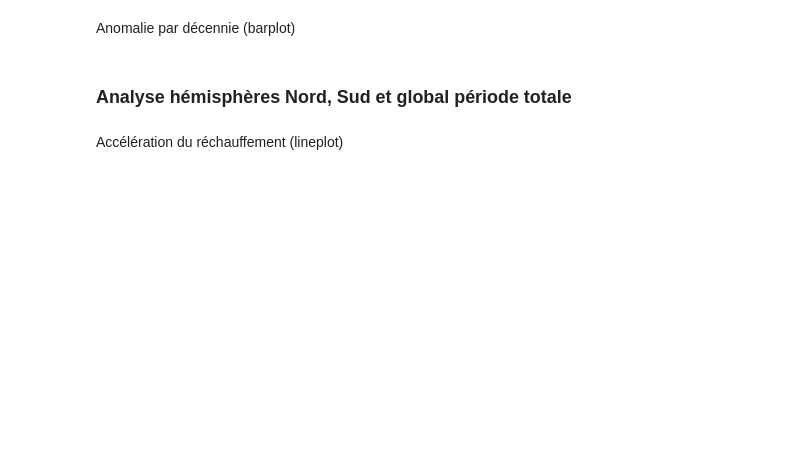
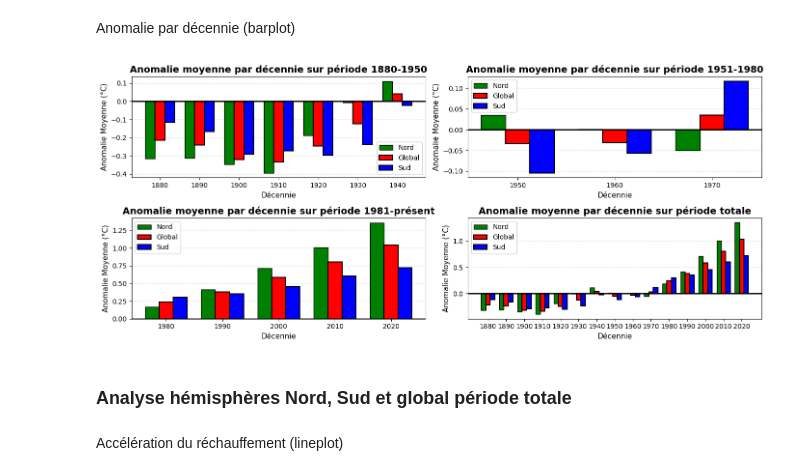
Before and after one commit to VinchC/projet, a Jupyter notebook: global_updated.ipynb, the cells around one changed output. Cells and saved outputs as stored; diff of their text form; code cells hidden in the pictures; blank space fills up the shorter version.

Commit message:
Fix on anomaly by decade

```diff
--- a/global_updated.ipynb
+++ b/global_updated.ipynb
@@ -334,20 +336,23 @@ plt.show()
 # %% [markdown]
 Anomalie par décennie (barplot)
 # %%
+df_avant_decade = df_new[df_new['Year'] < 1950]   # Années avant 1951
+df_pendant_decade = df_new[df_new['Year'].between(1951, 1979)]   # Années entre 1951 et 1980
+
 # Calcul de la moyenne par décennie pour Nord, Sud et Global pour la période totale
 decade_northern_means = df_new.groupby('Decade')['NH_J-D'].mean()
 decade_southern_means = df_new.groupby('Decade')['SH_J-D'].mean()
 decade_global_means = df_new.groupby('Decade')['GLOB_J-D'].mean()
 
 # Calcul de la moyenne par décennie pour Nord, Sud et Global pour la période 1880-1950
-decade_northern_avant_means = df_avant.groupby('Decade')['NH_J-D'].mean()
-decade_southern_avant_means = df_avant.groupby('Decade')['SH_J-D'].mean()
-decade_global_avant_means = df_avant.groupby('Decade')['GLOB_J-D'].mean()
+decade_northern_avant_means = df_avant_decade.groupby('Decade')['NH_J-D'].mean()
+decade_southern_avant_means = df_avant_decade.groupby('Decade')['SH_J-D'].mean()
+decade_global_avant_means = df_avant_decade.groupby('Decade')['GLOB_J-D'].mean()
 
 # Calcul de la moyenne par décennie pour Nord, Sud et Global pour la période 1951-1980
-decade_northern_pendant_means = df_pendant.groupby('Decade')['NH_J-D'].mean()
-decade_southern_pendant_means = df_pendant.groupby('Decade')['SH_J-D'].mean()
-decade_global_pendant_means = df_pendant.groupby('Decade')['GLOB_J-D'].mean()
+decade_northern_pendant_means = df_pendant_decade.groupby('Decade')['NH_J-D'].mean()
+decade_southern_pendant_means = df_pendant_decade.groupby('Decade')['SH_J-D'].mean()
+decade_global_pendant_means = df_pendant_decade.groupby('Decade')['GLOB_J-D'].mean()
 
 # Calcul de la moyenne par décennie pour Nord, Sud et Global pour la période 1981-présent
 decade_northern_apres_means = df_apres.groupby('Decade')['NH_J-D'].mean()
@@ -470,33 +475,35 @@ ax1.set_axisbelow(True)
 ax2.set_title('Anomalie moyenne par décennie sur période 1951-1980', fontsize=14, fontweight='bold')
 ax2.set_xlabel('Décennie', fontsize=11)
 ax2.set_ylabel('Anomalie Moyenne (°C)', fontsize=11)
 ax2.set_xticks(x_pendant)
 ax2.set_xticklabels(decades_pendant)
 ax2.legend(fontsize=10)
 ax2.grid(axis='y', linestyle='--', alpha=0.4)
 ax2.set_axisbelow(True)
 
 ax3.set_title('Anomalie moyenne par décennie sur période 1981-présent', fontsize=14, fontweight='bold')
 ax3.set_xlabel('Décennie', fontsize=11)
 ax3.set_ylabel('Anomalie Moyenne (°C)', fontsize=11)
 ax3.set_xticks(x_apres)
 ax3.set_xticklabels(decades_apres)
 ax3.legend(fontsize=10)
 ax3.grid(axis='y', linestyle='--', alpha=0.4)
 ax3.set_axisbelow(True)
 
 ax4.set_title('Anomalie moyenne par décennie sur période totale', fontsize=14, fontweight='bold')
 ax4.set_xlabel('Décennie', fontsize=11)
 ax4.set_ylabel('Anomalie Moyenne (°C)', fontsize=11)
 ax4.set_xticks(x)
 ax4.set_xticklabels(decades)
 ax4.legend(fontsize=10)
 ax4.grid(axis='y', linestyle='--', alpha=0.4)
 ax4.set_axisbelow(True)
 
 plt.tight_layout()
 plt.savefig('./images/anomalie_par_decennie.png', dpi=300, bbox_inches='tight')
 plt.show()
+# %% [output]
+[figure, added]
 # %% [markdown]
 ### Analyse hémisphères Nord, Sud et global période totale
 # %% [markdown]
```
Also changed, not shown: parts of 4 cells of this notebook, 1 other file.
